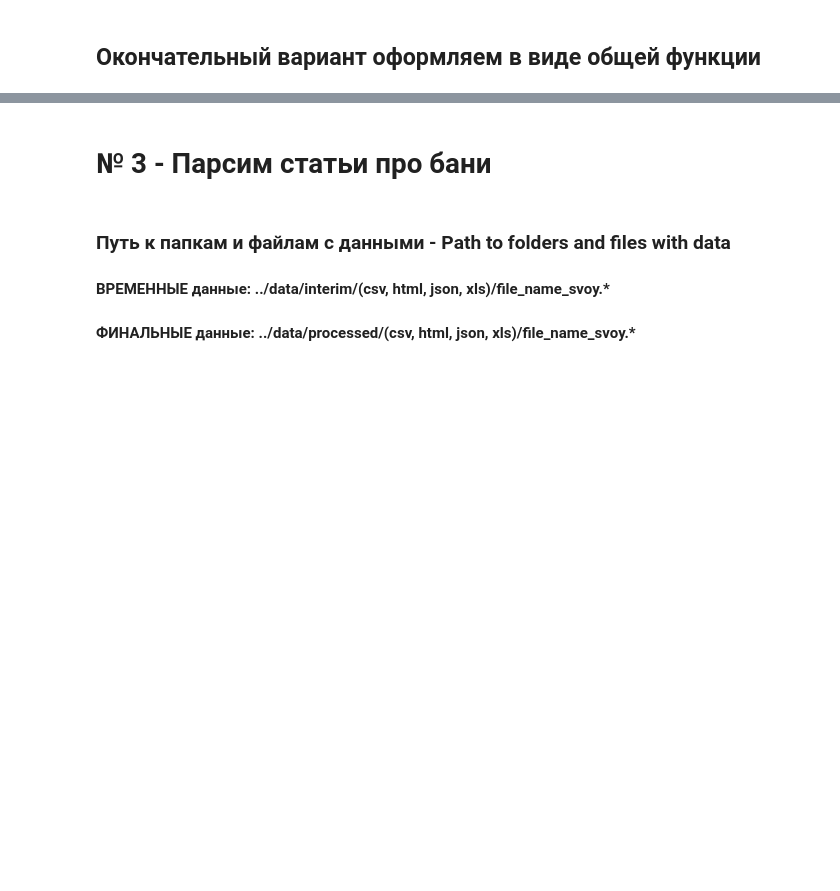
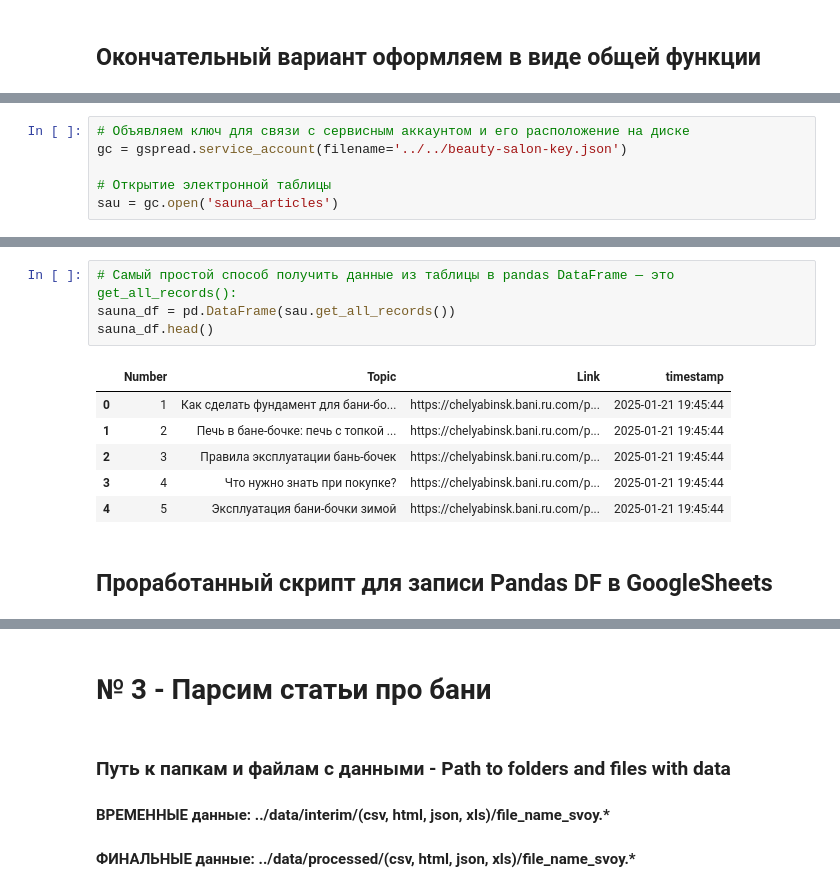
Before and after one commit to ayaweb7/parsing, a Jupyter notebook: notebooks/parsing_barrels.ipynb, the cells around one changed output, grey strips where cells are left out. Saved outputs shown, nothing was run; the diff lists cells and outputs as text; blank space fills up the shorter version.

```diff
--- a/notebooks/parsing_barrels.ipynb
+++ b/notebooks/parsing_barrels.ipynb
@@ -422,0 +1018,6 @@ if __name__ == '__main__':
+# %%
+# Объявляем ключ для связи с сервисным аккаунтом и его расположение на диске
+gc = gspread.service_account(filename='../../beauty-salon-key.json')
+
+# Открытие электронной таблицы
+sau = gc.open('sauna_articles')
@@ -422,0 +1140,13 @@ if __name__ == '__main__':
+# %%
+# Самый простой способ получить данные из таблицы в pandas DataFrame — это get_all_records():
+sauna_df = pd.DataFrame(sau.get_all_records())
+sauna_df.head()
+# %% [output]
+|  | Number | Topic | Link | timestamp |
+| 0 | 1 | Как сделать фундамент для бани-бо... | https://chelyabinsk.bani.ru.com/p... | 2025-01-21 19:45:44 |
+| 1 | 2 | Печь в бане-бочке: печь с топкой ... | https://chelyabinsk.bani.ru.com/p... | 2025-01-21 19:45:44 |
+| 2 | 3 | Правила эксплуатации бань-бочек | https://chelyabinsk.bani.ru.com/p... | 2025-01-21 19:45:44 |
+| 3 | 4 | Что нужно знать при покупке? | https://chelyabinsk.bani.ru.com/p... | 2025-01-21 19:45:44 |
+| 4 | 5 | Эксплуатация бани-бочки зимой | https://chelyabinsk.bani.ru.com/p... | 2025-01-21 19:45:44 |
+# %% [markdown]
+## Проработанный скрипт для записи Pandas DF в GoogleSheets
```
Also changed, not shown: parts of 152 cells of this notebook, 27 other files.
